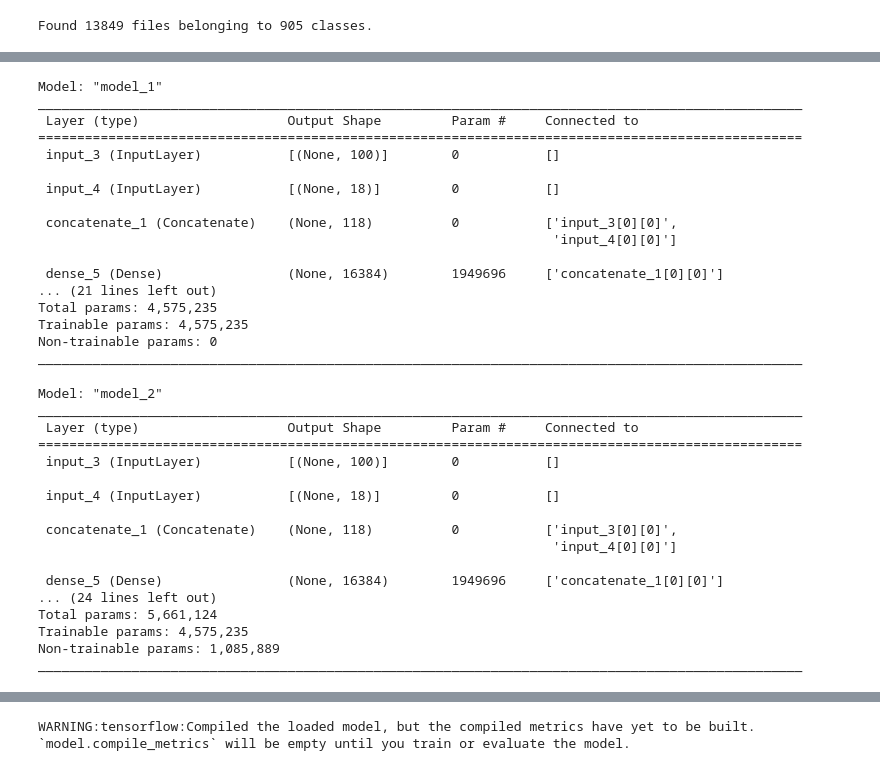
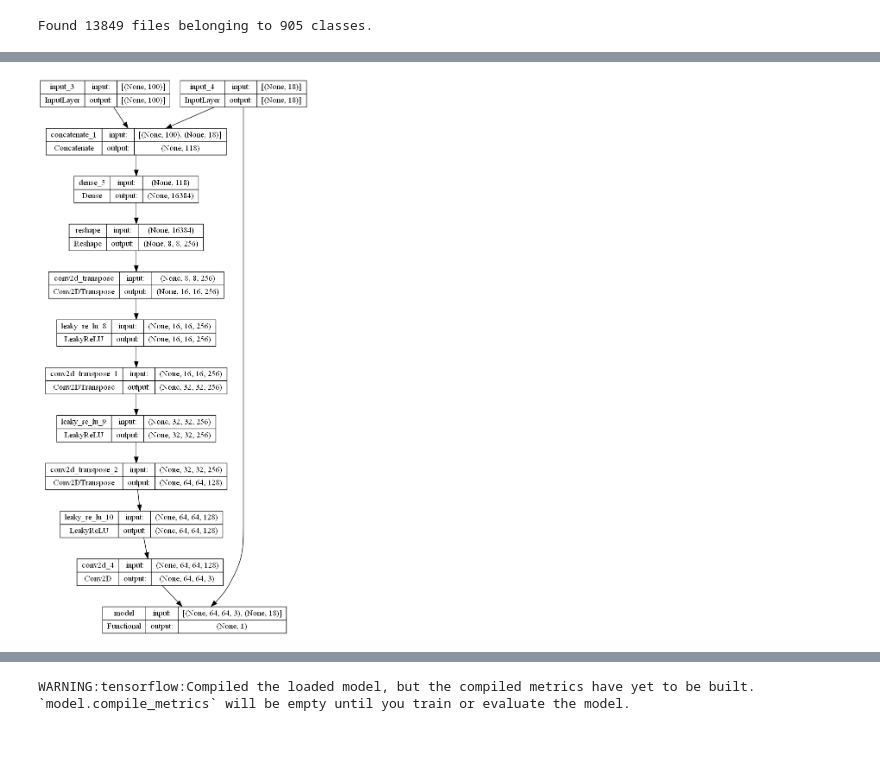
Before and after one commit to valent33/GAN_poke_deep, a Jupyter notebook: CGAN.ipynb, the cells around one changed output, grey strips where cells are left out. Cells and saved outputs as stored; diff of their text form; code cells hidden in the pictures; blank space fills up the shorter version.

Commit message:
CGAN working

```diff
--- a/CGAN.ipynb
+++ b/CGAN.ipynb
@@ -111,8 +134,8 @@ def define_cdiscriminator(input_shape, num_classes):
     model = tf.keras.models.Model(inputs=[img_input, label_input], outputs=layer)
 
     # compile the model
-    opt = tf.keras.optimizers.Adam(learning_rate=0.0002, beta_1=0.5)
-    model.compile(loss='categorical_crossentropy', optimizer=opt, metrics=['accuracy'])
+    opt = tf.keras.optimizers.Adam(learning_rate=0.0003, beta_1=0.5)
+    model.compile(loss='binary_crossentropy', optimizer=opt, metrics=['accuracy'])
 
     return model
 
@@ -149,8 +172,8 @@ def define_cgan(g_model, d_model):
     gen_output = g_model.output
     gan_output = d_model([gen_output, gen_label])
     model = tf.keras.Model([gen_noise, gen_label], gan_output)
-    opt = tf.keras.optimizers.Adam(learning_rate=0.0002, beta_1=0.5)
-    model.compile(loss='categorical_crossentropy', optimizer=opt)
+    opt = tf.keras.optimizers.Adam(learning_rate=0.0003, beta_1=0.5)
+    model.compile(loss='binary_crossentropy', optimizer=opt)
     return model
 # %%
 # build and compile the discriminator
@@ -177,47 +182,16 @@ ________________________________________________________________________________
 # %%
 # build the generator
 cgenerator = define_cgenerator(100, 18)
-cgenerator.summary()
+# cgenerator.summary()
-# %% [output]
-Model: "model_1"
-__________________________________________________________________________________________________
- Layer (type)                   Output Shape         Param #     Connected to
-==================================================================================================
- input_3 (InputLayer)           [(None, 100)]        0           []
-
- input_4 (InputLayer)           [(None, 18)]         0           []
-
- concatenate_1 (Concatenate)    (None, 118)          0           ['input_3[0][0]',
-                                                                  'input_4[0][0]']
-
- dense_5 (Dense)                (None, 16384)        1949696     ['concatenate_1[0][0]']
-... (21 lines left out)
-Total params: 4,575,235
-Trainable params: 4,575,235
-Non-trainable params: 0
-__________________________________________________________________________________________________
 # %%
 # build the gan
 cgan_model = define_cgan(cgenerator, cdiscriminator)
-cgan_model.summary()
+# cgan_model.summary()
-# %% [output]
-Model: "model_2"
-__________________________________________________________________________________________________
- Layer (type)                   Output Shape         Param #     Connected to
-==================================================================================================
- input_3 (InputLayer)           [(None, 100)]        0           []
-
- input_4 (InputLayer)           [(None, 18)]         0           []
-
- concatenate_1 (Concatenate)    (None, 118)          0           ['input_3[0][0]',
-                                                                  'input_4[0][0]']
-
- dense_5 (Dense)                (None, 16384)        1949696     ['concatenate_1[0][0]']
-... (24 lines left out)
-Total params: 5,661,124
-Trainable params: 4,575,235
-Non-trainable params: 1,085,889
-__________________________________________________________________________________________________
+# %%
+dot_img_file = '/CGAN.png'
+tf.keras.utils.plot_model(cgan_model, to_file=dot_img_file, show_shapes=True)
+# %% [output]
+[figure, added]
 # %%
 def generate_fake_samples(g_model, latent_dim, n_samples, n_classes):
     # generate points in latent space
```
Also changed, not shown: parts of 24 cells of this notebook, 1 other file.
